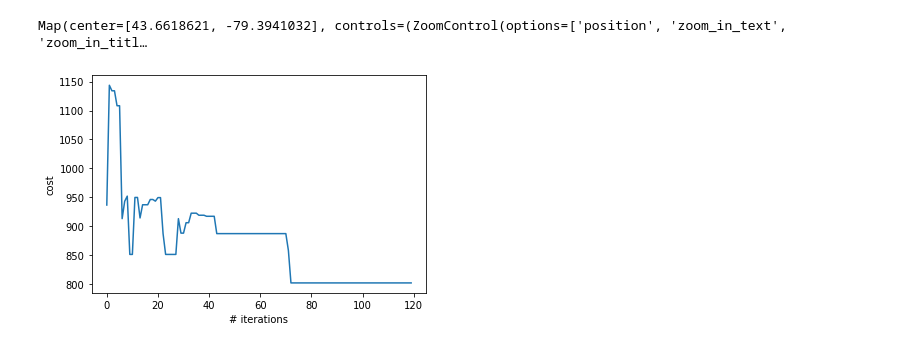
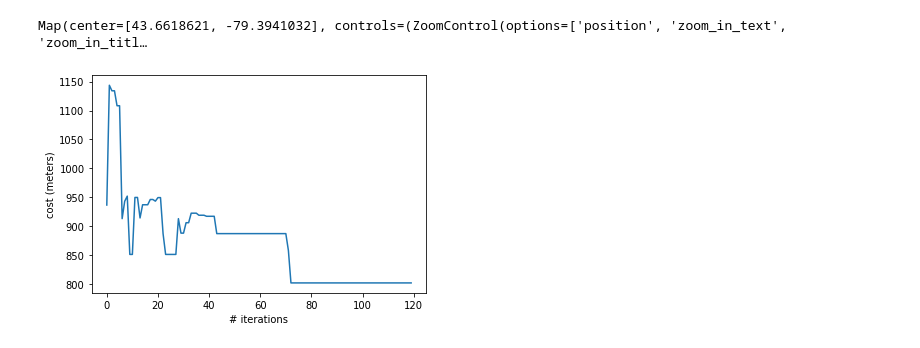
Before and after one commit to SmartMobilityAlgorithms/Trajectory-based-Search-Algorithms, a Jupyter notebook: simulated_annealing.ipynb, the cells around one changed output. Cells and saved outputs as stored; diff of their text form; code cells hidden in the pictures.

Commit message:
fixing the plot

```diff
--- a/simulated_annealing.ipynb
+++ b/simulated_annealing.ipynb
@@ -122,8 +122,8 @@ Map(center=[43.6618621, -79.3941032], controls=(ZoomControl(options=['position',
 # %%
 import matplotlib.pyplot as plt
 plt.xlabel("# iterations")
-plt.ylabel("cost")
+plt.ylabel("cost (meters)")
 plt.plot(states)
 plt.show()
 # %% [output]
-[figure, old version]
+[figure, new version]
```
